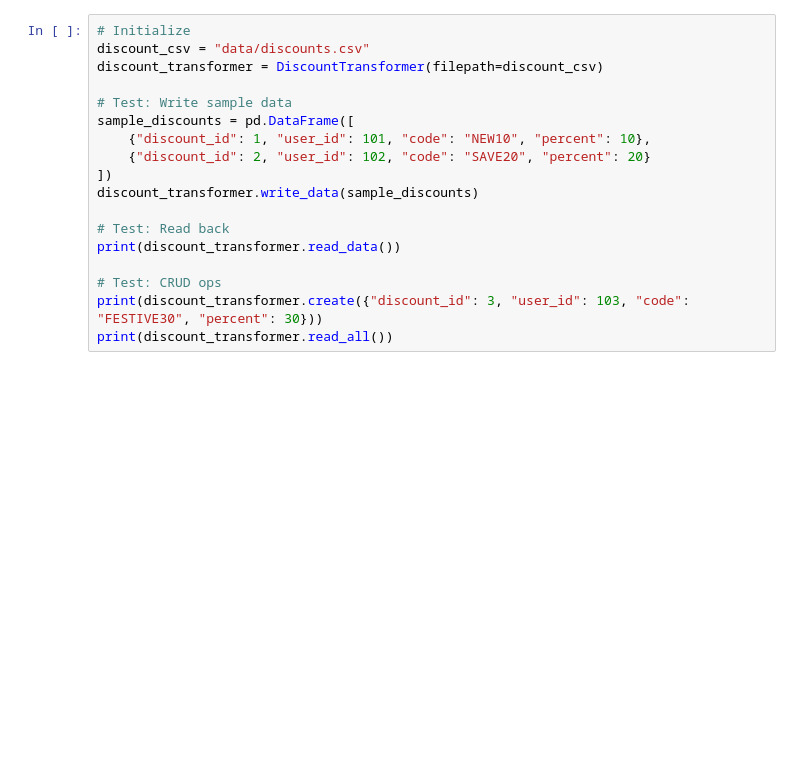
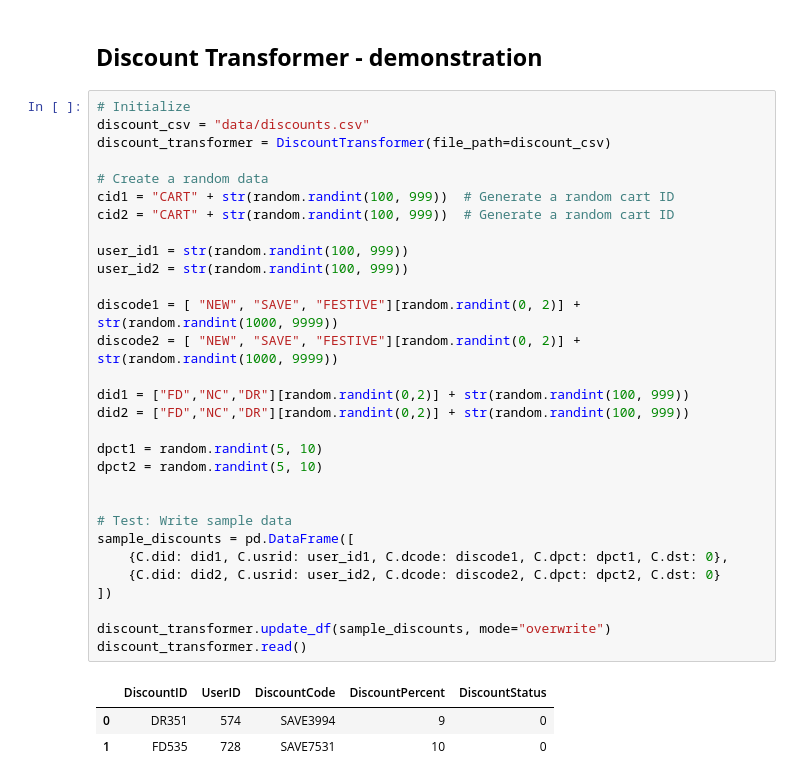
Before and after one commit to surnella/EStore, a Jupyter notebook: notebooks/EStore.ipynb, the cells around one changed output. Cells and saved outputs as stored; diff of their text form; blank space fills up the shorter version.

```diff
--- a/notebooks/EStore.ipynb
+++ b/notebooks/EStore.ipynb
@@ -60,18 +149,36 @@ TypeError: BaseDBTransformer.transform() missing 1 required positional argument:
+# %% [markdown]
+## **Discount Transformer - demonstration**
 # %%
 # Initialize
 discount_csv = "data/discounts.csv"
-discount_transformer = DiscountTransformer(filepath=discount_csv)
+discount_transformer = DiscountTransformer(file_path=discount_csv)
+
+# Create a random data
+cid1 = "CART" + str(random.randint(100, 999))  # Generate a random cart ID
+cid2 = "CART" + str(random.randint(100, 999))  # Generate a random cart ID
+
+user_id1 = str(random.randint(100, 999))
+user_id2 = str(random.randint(100, 999))
+
+discode1 = [ "NEW", "SAVE", "FESTIVE"][random.randint(0, 2)] + str(random.randint(1000, 9999))
+discode2 = [ "NEW", "SAVE", "FESTIVE"][random.randint(0, 2)] + str(random.randint(1000, 9999))
+
+did1 = ["FD","NC","DR"][random.randint(0,2)] + str(random.randint(100, 999))
+did2 = ["FD","NC","DR"][random.randint(0,2)] + str(random.randint(100, 999))
+
+dpct1 = random.randint(5, 10)
+dpct2 = random.randint(5, 10)
+
 
 # Test: Write sample data
 sample_discounts = pd.DataFrame([
-    {"discount_id": 1, "user_id": 101, "code": "NEW10", "percent": 10},
-    {"discount_id": 2, "user_id": 102, "code": "SAVE20", "percent": 20}
+    {C.did: did1, C.usrid: user_id1, C.dcode: discode1, C.dpct: dpct1, C.dst: 0},
+    {C.did: did2, C.usrid: user_id2, C.dcode: discode2, C.dpct: dpct2, C.dst: 0}
 ])
-discount_transformer.write_data(sample_discounts)
 
-# Test: Read back
-print(discount_transformer.read_data())
-
-# Test: CRUD ops
-print(discount_transformer.create({"discount_id": 3, "user_id": 103, "code": "FESTIVE30", "percent": 30}))
-print(discount_transformer.read_all())
+discount_transformer.update_df(sample_discounts, mode="overwrite")
+discount_transformer.read()
+# %% [output]
+|  | DiscountID | UserID | DiscountCode | DiscountPercent | DiscountStatus |
+| 0 | DR351 | 574 | SAVE3994 | 9 | 0 |
+| 1 | FD535 | 728 | SAVE7531 | 10 | 0 |
```
Also changed, not shown: parts of 35 cells of this notebook, 1 other file.
